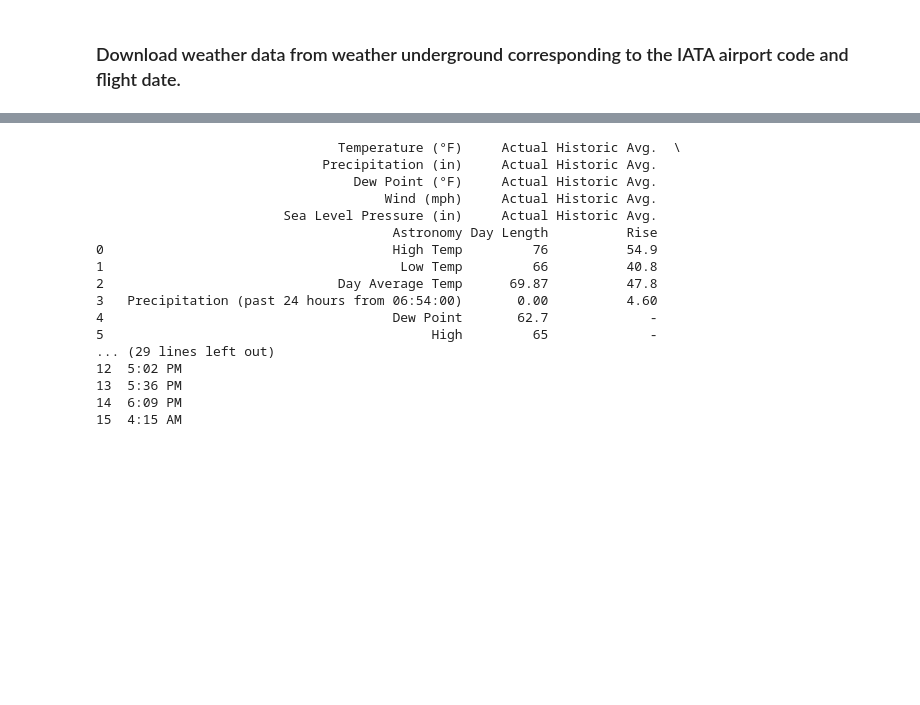
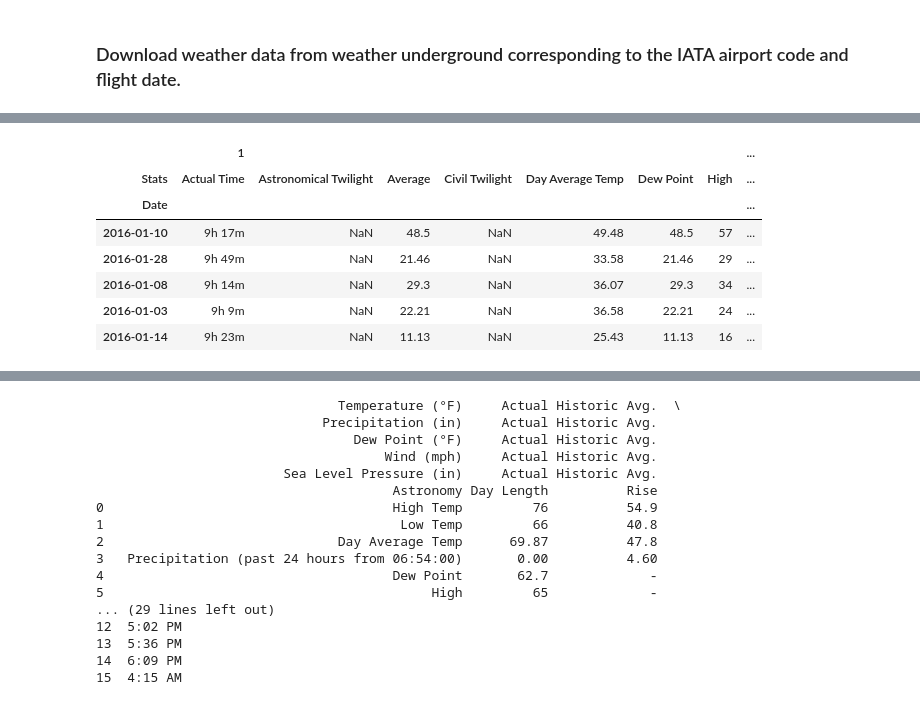
Before and after one commit to Oryder-green/FDS-project, a Jupyter notebook: Data Cleaning.ipynb, the cells around one changed output, grey strips where cells are left out. Saved outputs shown, nothing was run; the diff lists cells and outputs as text; code cells hidden in the pictures; blank space fills up the shorter version.

```diff
--- a/Data Cleaning.ipynb
+++ b/Data Cleaning.ipynb
@@ -141,2 +124,2 @@ dates = list(df_flght['FlightDate'])
 # %%
-dates
+gr_flght = df_flght.groupby(by='Origin')
@@ -182,0 +149,2 @@ airports
+# %%
+airports = ['BOS']
@@ -182,0 +234,11 @@ airports
+# %%
+store_data['BOS']
+# %% [output]
+|  | 1 |  |  |  |  |  |  | ... |
+| Stats | Actual Time | Astronomical Twilight | Average | Civil Twilight | Day Average Temp | Dew Point | High | ... |
+| Date |  |  |  |  |  |  |  | ... |
+| 2016-01-10 | 9h 17m | NaN | 48.5 | NaN | 49.48 | 48.5 | 57 | ... |
+| 2016-01-28 | 9h 49m | NaN | 21.46 | NaN | 33.58 | 21.46 | 29 | ... |
+| 2016-01-08 | 9h 14m | NaN | 29.3 | NaN | 36.07 | 29.3 | 34 | ... |
+| 2016-01-03 | 9h 9m | NaN | 22.21 | NaN | 36.58 | 22.21 | 24 | ... |
+| 2016-01-14 | 9h 23m | NaN | 11.13 | NaN | 25.43 | 11.13 | 16 | ... |
```
Also changed, not shown: parts of 24 cells of this notebook.
